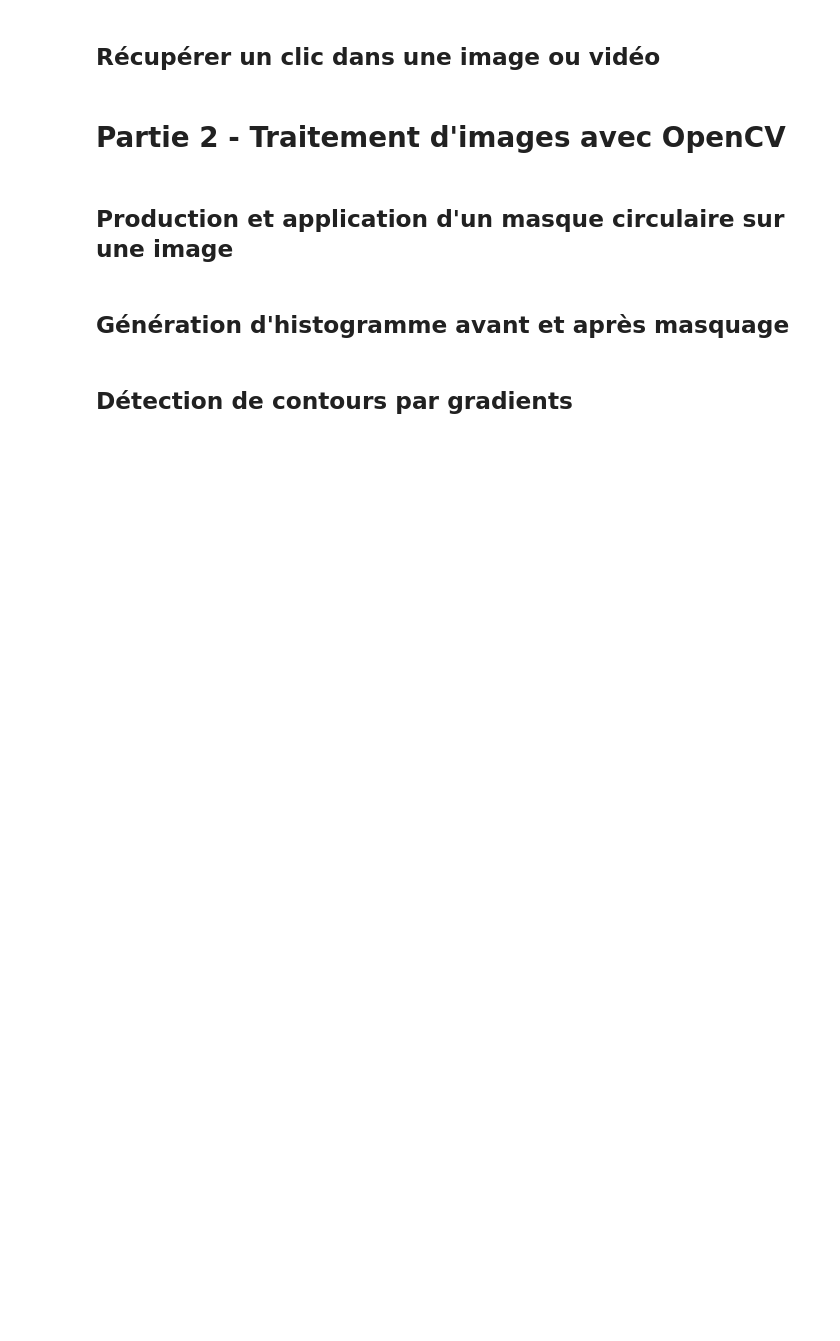
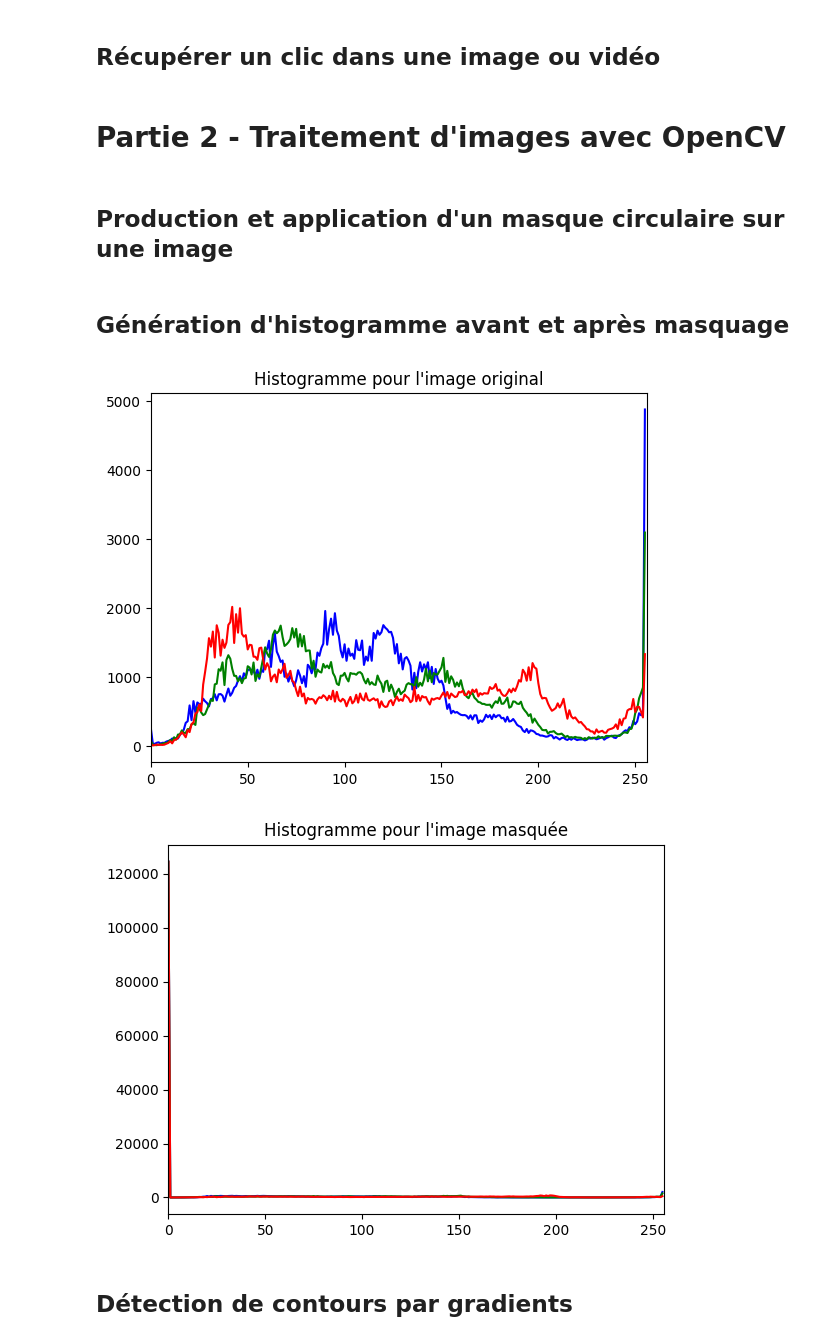
Before and after one commit to Isio-19/TraitementImage, a Jupyter notebook: TP1/main.ipynb, the cells around one changed output. Saved outputs shown, nothing was run; the diff lists cells and outputs as text; code cells hidden in the pictures; blank space fills up the shorter version.

```diff
--- a/TP1/main.ipynb
+++ b/TP1/main.ipynb
@@ -235,6 +221,54 @@ import cv2 as cv
 # %% [markdown]
 ## Production et application d'un masque circulaire sur une image
+# %%
+import cv2 as cv
+import numpy as np
+import random
+import matplotlib.pyplot as plt
+
+image = cv.imread("hd2.webp")
+
+cv.imshow("Image without mask", image)
+cv.waitKey(0)
+cv.destroyAllWindows()
+
+allMask = np.zeros_like(image)
+
+# make a mask out of 3 circles
+for _, color in zip(range(3), ["R", "G", "B"]):
+    random_radius = random.randrange(75, 150)
+    random_x = random.randrange(0, image.shape[0])
+    random_y = random.randrange(0, image.shape[1])
+
+    allMask = cv.circle(allMask, (random_y, random_x), random_radius, (255, 255, 255), -1)
+
+maskedImage = cv.bitwise_and(image, allMask)
+
+# cv.imshow("General mask", allMask)
+# cv.waitKey(0)
+# cv.destroyAllWindows()
+cv.imshow("Image masquee avec 3 cercles", maskedImage)
+cv.imwrite("circleMaskedImage.png", maskedImage)
+cv.waitKey(0)
+cv.destroyAllWindows()
 # %% [markdown]
 ## Génération d'histogramme avant et après masquage
+# %%
+for i, col in enumerate(('b','g','r')):
+    histr = cv.calcHist([image], [i], None, [256], [0, 256])
+    plt.plot(histr, color=col)
+    plt.title("Histogramme pour l'image original")
+    plt.xlim([0, 256])
+plt.show()
+
+for i, col in enumerate(('b','g','r')):
+    histr = cv.calcHist([maskedImage], [i], None, [256], [0, 256])
+    plt.plot(histr, color=col)
+    plt.title("Histogramme pour l'image masquée")
+    plt.xlim([0, 256])
+plt.show()
+# %% [output]
+[figure, added]
+[figure, added]
 # %% [markdown]
 ## Détection de contours par gradients
```
Also changed, not shown: parts of 11 cells of this notebook, 4 other files.
